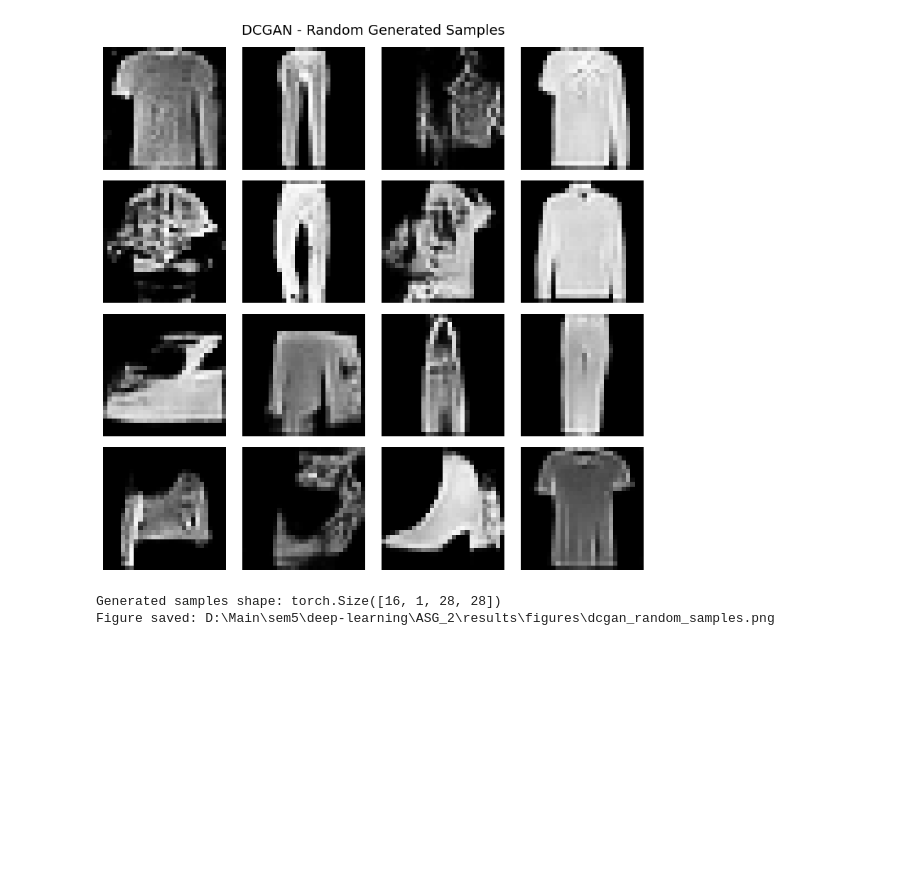
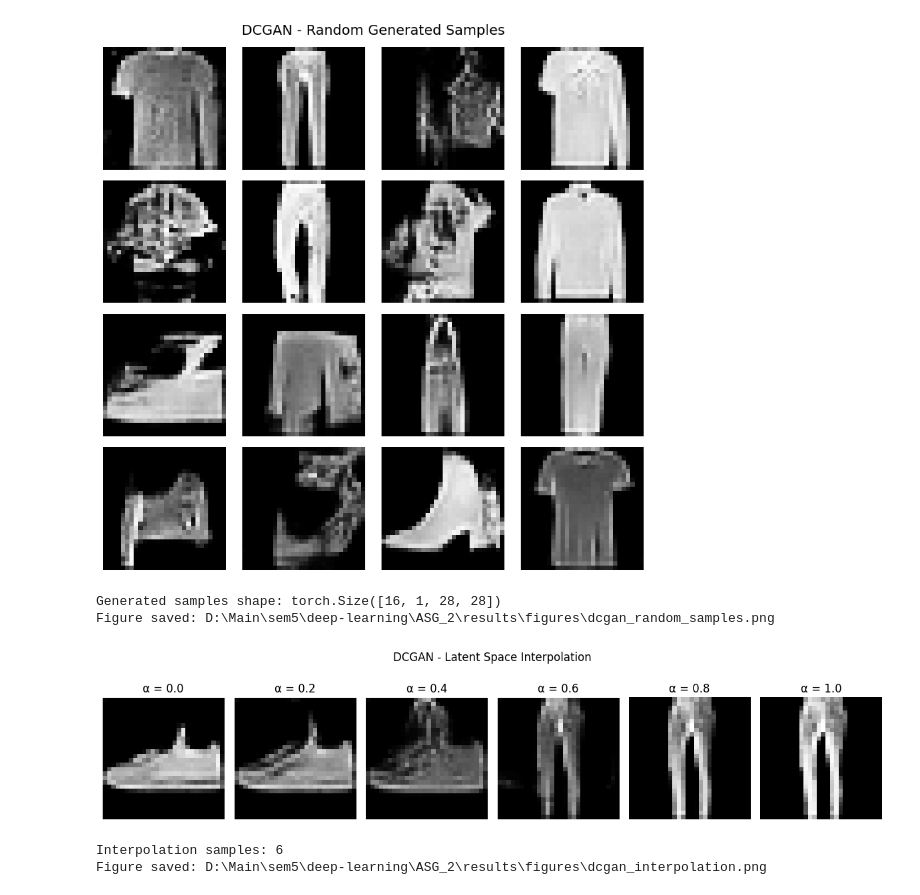
Before and after one commit to AlvaJufinto/DeepLearning_ASG2_2802473214, a Jupyter notebook: notebooks/06_dcgan.ipynb, the cells around one changed output. Drawn from its saved outputs; the diff is of its cells as text; code cells hidden in the pictures; blank space fills up the shorter version.

```diff
--- a/notebooks/06_dcgan.ipynb
+++ b/notebooks/06_dcgan.ipynb
@@ -318,3 +318,49 @@ print(f"Figure saved: {figure_path}")
 [figure]
 Generated samples shape: torch.Size([16, 1, 28, 28])
 Figure saved: D:\Main\sem5\deep-learning\ASG_2\results\figures\dcgan_random_samples.png
+# %%
+generator.eval()
+
+z_a = torch.randn(1, LATENT_DIM, 1, 1, device=DEVICE)
+z_b = torch.randn(1, LATENT_DIM, 1, 1, device=DEVICE)
+
+alphas = torch.linspace(0, 1, 6, device=DEVICE)
+
+interpolated_images = []
+
+with torch.no_grad():
+    for alpha in alphas:
+        z_interpolated = (1 - alpha) * z_a + alpha * z_b
+
+        generated = generator(z_interpolated)
+
+        generated = (generated + 1) / 2
+        generated = generated.clamp(0, 1)
+
+        interpolated_images.append(generated.squeeze().cpu())
+
+fig, axes = plt.subplots(1, 6, figsize=(12, 3))
+
+for idx, ax in enumerate(axes):
+    ax.imshow(
+        interpolated_images[idx].numpy(),
+        cmap="gray",
+        vmin=0,
+        vmax=1,
+    )
+    ax.set_title(f"α = {alphas[idx].item():.1f}")
+    ax.axis("off")
+
+plt.suptitle("DCGAN - Latent Space Interpolation")
+plt.tight_layout()
+
+figure_path = FIGURES_DIR / "dcgan_interpolation.png"
+plt.savefig(figure_path, dpi=300, bbox_inches="tight")
+plt.show()
+
+print(f"Interpolation samples: {len(interpolated_images)}")
+print(f"Figure saved: {figure_path}")
+# %% [output]
+[figure, added]
+Interpolation samples: 6
+Figure saved: D:\Main\sem5\deep-learning\ASG_2\results\figures\dcgan_interpolation.png
```
Also changed, not shown: 17 other files.
